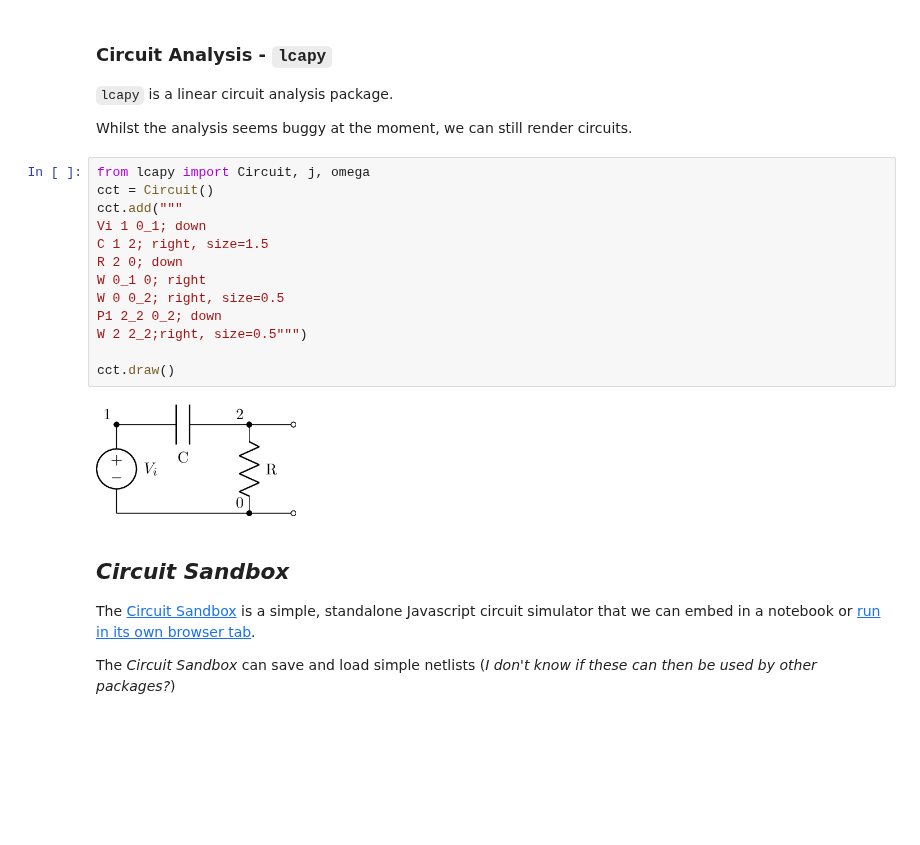
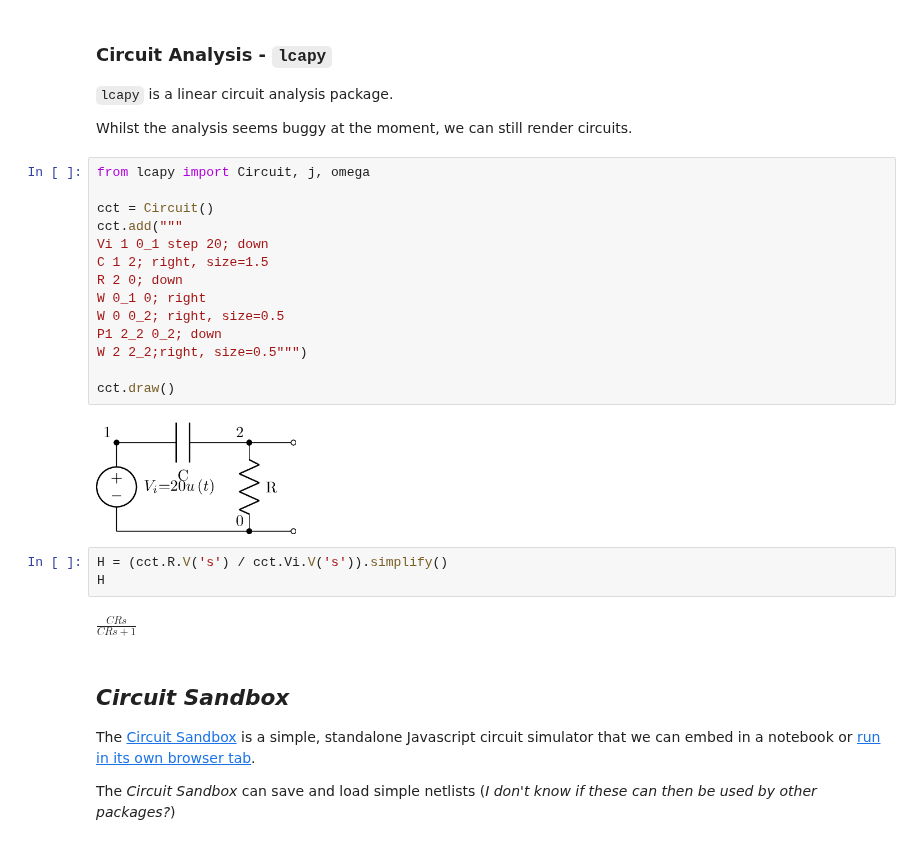
Before and after one commit to psychemedia/showntell, a Jupyter notebook: index_electronics.ipynb, the cells around one changed output. Drawn from its saved outputs; the diff is of its cells as text; blank space fills up the shorter version.

```diff
--- a/index_electronics.ipynb
+++ b/index_electronics.ipynb
@@ -129,19 +129,25 @@ As well as drawing circuits, there several different approaches to simulating ci
 Whilst the analysis seems buggy at the moment, we can still render circuits.
 # %%
 from lcapy import Circuit, j, omega
+
 cct = Circuit()
 cct.add("""
-Vi 1 0_1; down
+Vi 1 0_1 step 20; down
 C 1 2; right, size=1.5
 R 2 0; down
 W 0_1 0; right
 W 0 0_2; right, size=0.5
 P1 2_2 0_2; down
 W 2 2_2;right, size=0.5""")
 
 cct.draw()
 # %% [output]
-[figure, old version]
+[figure, new version]
+# %%
+H = (cct.R.V('s') / cct.Vi.V('s')).simplify()
+H
+# %% [output]
+$\frac{C R s}{C R s + 1}$
 # %% [markdown]
 ## *Circuit Sandbox*
 
```
Also changed, not shown: 1 other file.
